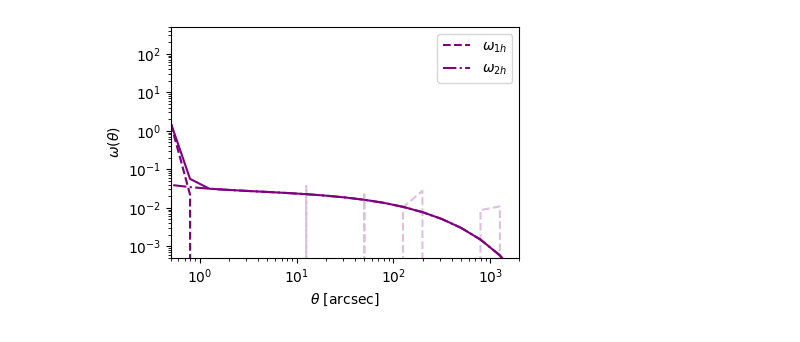
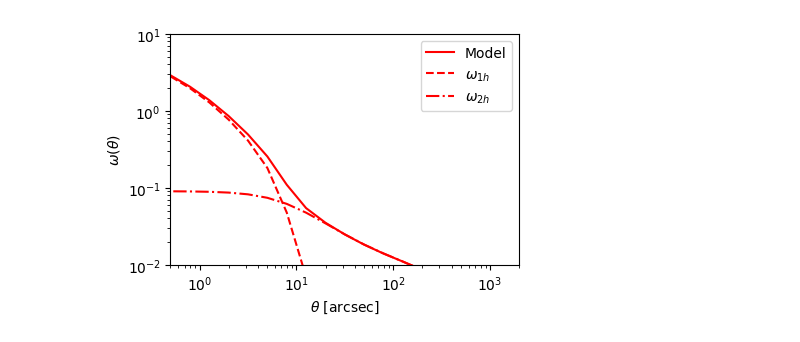
Before and after one commit to Ferr013/HOD, a Jupyter notebook: test_note.ipynb, the cells around one changed output. Cells and saved outputs as stored; diff of their text form; code cells hidden in the pictures.

```diff
--- a/test_note.ipynb
+++ b/test_note.ipynb
@@ -82,19 +519,25 @@ Calculating HMF table at redshift 9.60
 # %%
+z = 1.7
+M_sat, M_min, sigma_logM, alpha = 10**14.18, 10**12.46, 0.2, 1.0
+z_array = np.array([1.3, 1.4, 1.5, 1.6, 1.7, 1.8, 1.9, 2.0, 2.1])
+N_z_nrm = np.array([1.0, 1.0, 1.0, 1.0, 1.0, 1.0, 1.0, 1.0, 1.0])
+
+th_arr = np.logspace(-0.5, 3.5, 21)
+o1_N, o2_N = HOD.omega(th_arr/206265, M_min, sigma_logM, M_sat, alpha, N_z_nrm, z_array, REWRITE_TBLS=0)
+
 fig, ax = plt.subplots(1, 1, figsize=(4.5, 3), sharex=False, sharey=False)
-_o1 = np.copy(o1)
-_o1[_o1<0] = 0
-_o1[th_arr>=10] = 0
-ax.plot(th_arr, _o1+o2, c = 'purple', ls = '-')
-ax.plot(th_arr, _o1, c = 'purple', ls = '--', label=r'$\omega_{1h}$')
-ax.plot(th_arr, o2, c = 'purple', ls = '-.', label=r'$\omega_{2h}$')
-ax.plot(th_arr, o1, c = 'purple', ls = '--', alpha=0.25)
+ax.plot(th_arr, o1_N+o2_N, c = 'r', ls = '-', label='Model')
+if 1:
+    ax.plot(th_arr, o1_N, c = 'r', ls = '--', label=r'$\omega_{1h}$')
+    ax.plot(th_arr, o2_N, c = 'r', ls = '-.', label=r'$\omega_{2h}$')
 ax.set_xscale('log')
 ax.set_yscale('log')
 ax.set_xlim((0.5,2e3))
-ax.set_ylim((5e-4, 5e2))
+ax.set_ylim((1e-2, 1e1))
 ax.set_xlabel(r'$\theta$ [arcsec]')
 ax.set_ylabel(r'$\omega$($\theta$)')
 plt.legend()
+
 plt.show()
 # %% [output]
-[figure, old version]
+[figure, new version]
```
Also changed, not shown: parts of 15 cells of this notebook, 1 other file.
